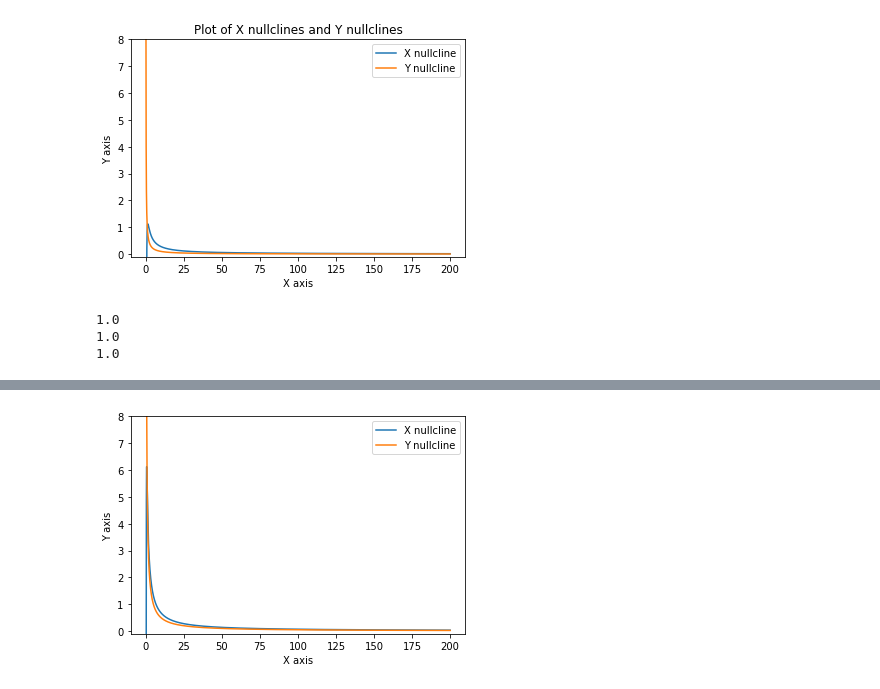
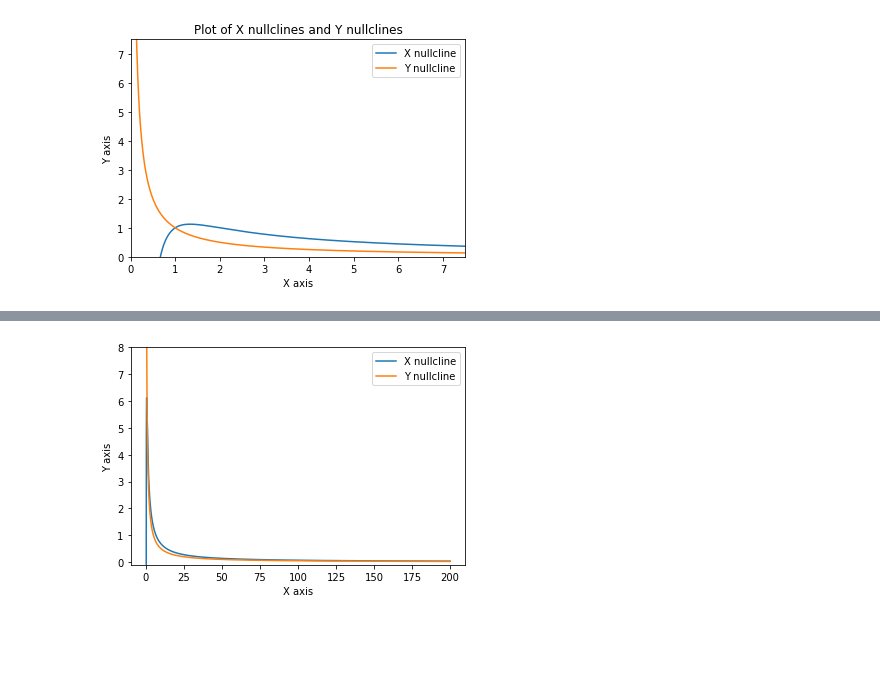
Before and after one commit to kunaljani1100/Solution-of-the-Brusselator, a Jupyter notebook: Non Linear Science.ipynb, the cells around one changed output, grey strips where cells are left out. Saved outputs shown, nothing was run; the diff lists cells and outputs as text; code cells hidden in the pictures; blank space fills up the shorter version.

```diff
--- a/Non Linear Science.ipynb
+++ b/Non Linear Science.ipynb
@@ -3,54 +1,39 @@
 # %%
+"""
+Non Linear Science Project
+Submitted by:
+Kunal Jani: 201601444
+Nabagata Chaudhury: 201821002
+"""
+#Part 1: Stable spiral, b<a+1
 import numpy as np
 import matplotlib.pyplot as plt
 import pandas as pd
-
 a=0.5
 b=0.5
 N=20000
 x=np.linspace(0.01,N/100,N)
 #print(x)
 
 y1=np.zeros(len(x))
 y2=np.zeros(len(x))
+
+#Plot the nullclines and see if they meet at the correct fixed point or not
 
 for i in range(len(x)):
   y1[i]=(b+1)/(a*x[i])-1/(a*x[i]*x[i])
   y2[i]=b/(a*x[i])
 plt.title('Plot of X nullclines and Y nullclines')
 plt.plot(x,y1,label='X nullcline')
 plt.plot(x,y2,label='Y nullcline')
 plt.legend()
 plt.xlabel('X axis')
 plt.ylabel('Y axis')
-plt.ylim((-0.1,8))
+plt.xlim((-0,7.5))
+plt.ylim((-0,7.5))
 plt.show()
 # %% [output]
-[figure, old version]
+[figure, new version]
-# %%
-A=0.8
-B=1.2
-fA=5
-fB=5
-fC=5
-while(True):
-  C=(A+B)/2
-  fA=(b+1)/(a*A)-1/(a*A*A)-b/(a*A)
-  fB=(b+1)/(a*B)-1/(a*B*B)-b/(a*B)
-  fC=(b+1)/(a*C)-1/(a*C*C)-b/(a*C)
-  C=(A+B)/2
-  if(abs(fC)<0.005):
-    break
-print(C)
-x_fixed=C
-y_fixed1=b/(a*C)
-y_fixed2=(b+1)/(a*C)-1/(a*C*C)
-print(y_fixed1)
-print(y_fixed2)
-# %% [output]
-1.0
-1.0
-1.0
 # %%
 xx=[0]*N
 yy=[0]*N
```
Also changed, not shown: parts of 26 cells of this notebook.
